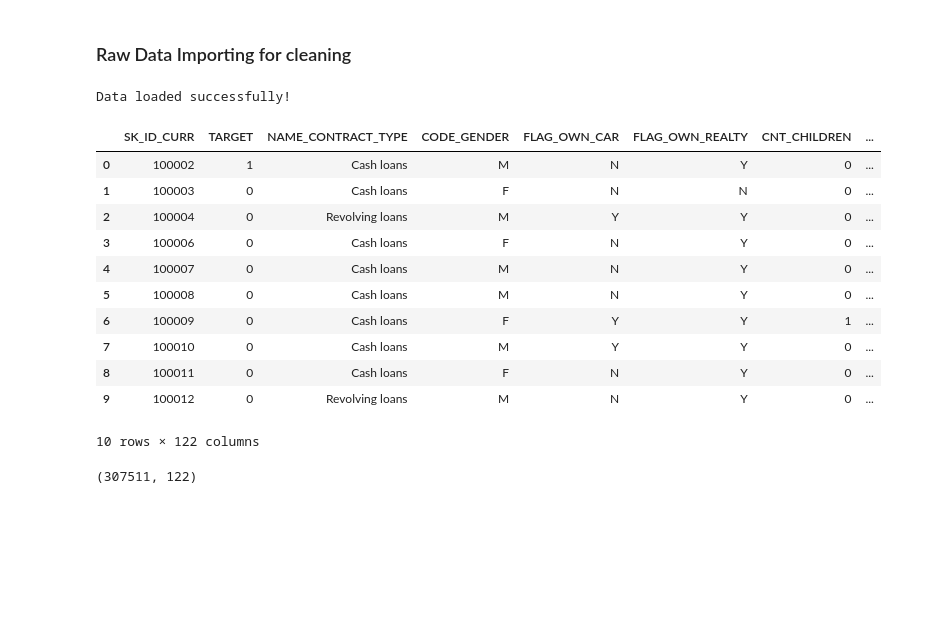
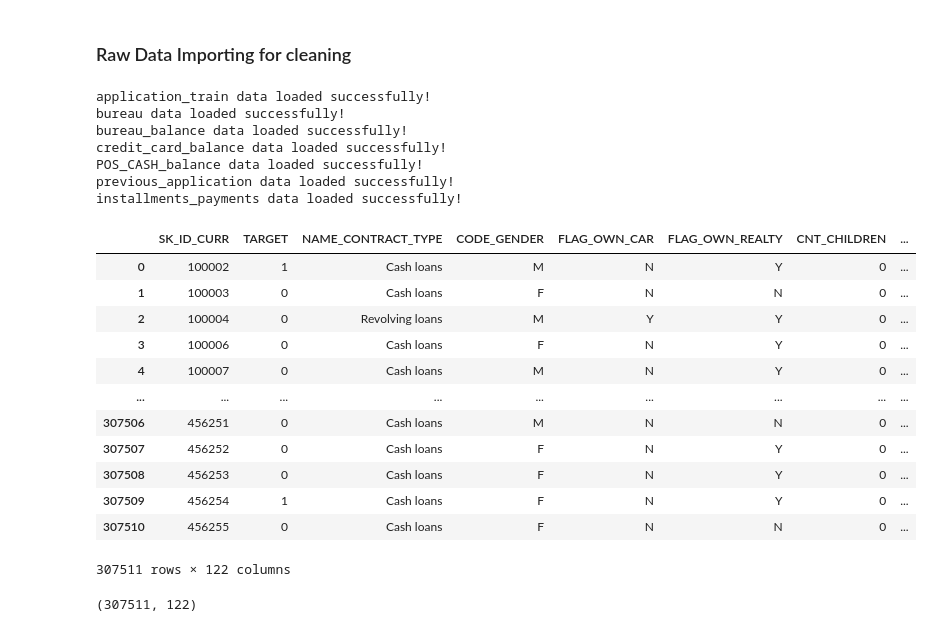
Before and after one commit to muhkashiff/Extract_transform_load_EDA_Home_credit, a Jupyter notebook: ETL_EDA.ipynb, the cells around one changed output. Drawn from its saved outputs; the diff is of its cells as text; code cells hidden in the pictures; blank space fills up the shorter version.

```diff
--- a/ETL_EDA.ipynb
+++ b/ETL_EDA.ipynb
@@ -13,40 +19,58 @@ import seaborn as sns
 # %% [markdown]
 ### Raw Data Importing for cleaning
 # %%
-# Get working file path Directory
-currDir = os.path.abspath("")
+# Dictionary to hold file names and their paths
+file_paths = {
+    'application_train': '../Resources/application_train.csv',
+    'bureau': '../Resources/bureau.csv',
+    'bureau_balance': '../Resources/bureau_balance.csv',
+    'credit_card_balance': '../Resources/credit_card_balance.csv',
+    'POS_CASH_balance': '../Resources/POS_CASH_balance.csv',
+    'previous_application': '../Resources/previous_application.csv',
+    'installments_payments': '../Resources/installments_payments.csv'
+}
 
-# Get relative Resources folder path
-resourceDir = '../Resources/application_train.csv'
+# Dictionary to hold the loaded data
+data_frames = {}
 
-# Construct the absolute path to the CSV file
-applicationTrainData = os.path.abspath(os.path.join(currDir, resourceDir))
+# Loop through the file_paths dictionary to load each file
+for file_name, relative_path in file_paths.items():
+    # Construct the absolute path
+    file_path = os.path.abspath(relative_path)
 
-# Read the CSV file into a DataFrame
-try:
-    applicationTrainData = pd.read_csv(applicationTrainData)
-    print("Data loaded successfully!")
-except FileNotFoundError:
-    print(f"Error: File not found at {applicationTrainData}")
-except Exception as e:
-    print(f"An error occurred: {e}")
+    # Attempt to load the CSV file into a DataFrame
+    try:
+        data_frames[file_name] = pd.read_csv(file_path)
+        print(f"{file_name} data loaded successfully!")
+    except FileNotFoundError:
+        print(f"Error: File not found at {file_path}")
+    except Exception as e:
+        print(f"An error occurred while loading {file_name}: {e}")
 # %% [output]
-Data loaded successfully!
+application_train data loaded successfully!
+bureau data loaded successfully!
+bureau_balance data loaded successfully!
+credit_card_balance data loaded successfully!
+POS_CASH_balance data loaded successfully!
+previous_application data loaded successfully!
+installments_payments data loaded successfully!
 # %%
 # View the  top 10 rows of data
-applicationTrainData.head(10)
+application_train_df = data_frames['application_train']
+application_train_df
 # %% [output]
 |  | SK_ID_CURR | TARGET | NAME_CONTRACT_TYPE | CODE_GENDER | FLAG_OWN_CAR | FLAG_OWN_REALTY | CNT_CHILDREN | ... |
 | 0 | 100002 | 1 | Cash loans | M | N | Y | 0 | ... |
 | 1 | 100003 | 0 | Cash loans | F | N | N | 0 | ... |
 | 2 | 100004 | 0 | Revolving loans | M | Y | Y | 0 | ... |
 | 3 | 100006 | 0 | Cash loans | F | N | Y | 0 | ... |
 | 4 | 100007 | 0 | Cash loans | M | N | Y | 0 | ... |
-| 5 | 100008 | 0 | Cash loans | M | N | Y | 0 | ... |
-| 6 | 100009 | 0 | Cash loans | F | Y | Y | 1 | ... |
-| 7 | 100010 | 0 | Cash loans | M | Y | Y | 0 | ... |
-| 8 | 100011 | 0 | Cash loans | F | N | Y | 0 | ... |
-| 9 | 100012 | 0 | Revolving loans | M | N | Y | 0 | ... |
+| ... | ... | ... | ... | ... | ... | ... | ... | ... |
+| 307506 | 456251 | 0 | Cash loans | M | N | N | 0 | ... |
+| 307507 | 456252 | 0 | Cash loans | F | N | Y | 0 | ... |
+| 307508 | 456253 | 0 | Cash loans | F | N | Y | 0 | ... |
+| 307509 | 456254 | 1 | Cash loans | F | N | Y | 0 | ... |
+| 307510 | 456255 | 0 | Cash loans | F | N | N | 0 | ... |
-10 rows × 122 columns
+307511 rows × 122 columns
 # %%
 # check the shape of table
```
Also changed, not shown: parts of 60 cells of this notebook.
